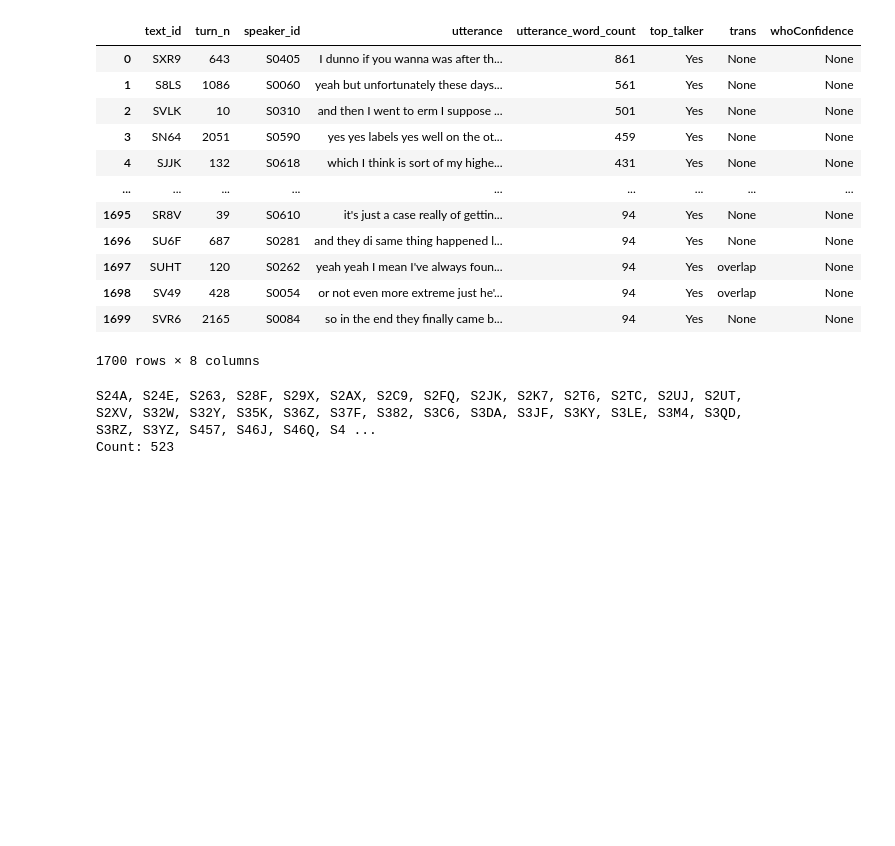
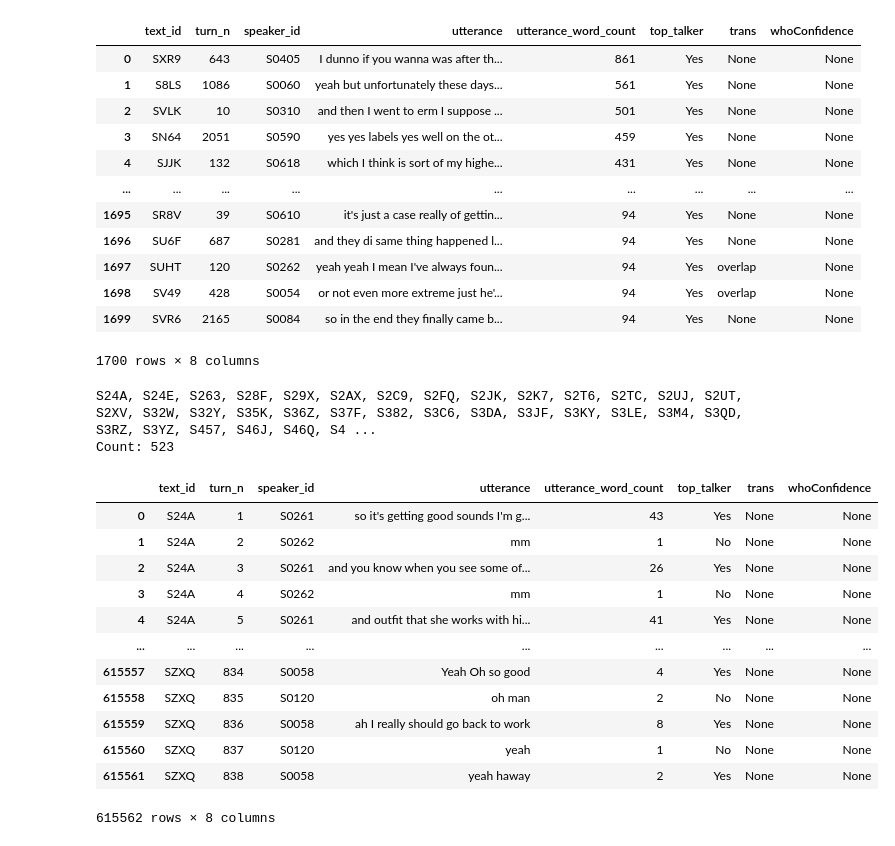
Before and after one commit to laelgelc/cl_st1_leticia, a Jupyter notebook: cl_st1_ph1_leticia/cl_st1_ph1_leticia.ipynb, the cells around one changed output. Saved outputs shown, nothing was run; the diff lists cells and outputs as text; code cells hidden in the pictures; blank space fills up the shorter version.

```diff
--- a/cl_st1_ph1_leticia/cl_st1_ph1_leticia.ipynb
+++ b/cl_st1_ph1_leticia/cl_st1_ph1_leticia.ipynb
@@ -278,3 +278,29 @@ print(f"Count: {len(sorted_text_ids_top_talker_longest_1700)}")
 # %% [output]
 S24A, S24E, S263, S28F, S29X, S2AX, S2C9, S2FQ, S2JK, S2K7, S2T6, S2TC, S2UJ, S2UT, S2XV, S32W, S32Y, S35K, S36Z, S37F, S382, S3C6, S3DA, S3JF, S3KY, S3LE, S3M4, S3QD, S3RZ, S3YZ, S457, S46J, S46Q, S4 ...
 Count: 523
+# %%
+"""Create a DataFrame containing all utterances from conversations whose text IDs appear in the selected top-talker longest-utterance set."""
+
+selected_text_ids_df = (
+    df_bnc2014sp_conversation.loc[
+        df_bnc2014sp_conversation["text_id"].isin(sorted_text_ids_top_talker_longest_1700)
+    ]
+    .sort_values(["text_id", "turn_n"])
+    .reset_index(drop=True)
+)
+
+selected_text_ids_df
+# %% [output]
+|  | text_id | turn_n | speaker_id | utterance | utterance_word_count | top_talker | trans | whoConfidence |
+| 0 | S24A | 1 | S0261 | so it's getting good sounds I'm g... | 43 | Yes | None | None |
+| 1 | S24A | 2 | S0262 | mm | 1 | No | None | None |
+| 2 | S24A | 3 | S0261 | and you know when you see some of... | 26 | Yes | None | None |
+| 3 | S24A | 4 | S0262 | mm | 1 | No | None | None |
+| 4 | S24A | 5 | S0261 | and outfit that she works with hi... | 41 | Yes | None | None |
+| ... | ... | ... | ... | ... | ... | ... | ... | ... |
+| 615557 | SZXQ | 834 | S0058 | Yeah Oh so good | 4 | Yes | None | None |
+| 615558 | SZXQ | 835 | S0120 | oh man | 2 | No | None | None |
+| 615559 | SZXQ | 836 | S0058 | ah I really should go back to work | 8 | Yes | None | None |
+| 615560 | SZXQ | 837 | S0120 | yeah | 1 | No | None | None |
+| 615561 | SZXQ | 838 | S0058 | yeah haway | 2 | Yes | None | None |
+615562 rows × 8 columns
```
Also changed, not shown: parts of 2 cells of this notebook, 2 other files.
